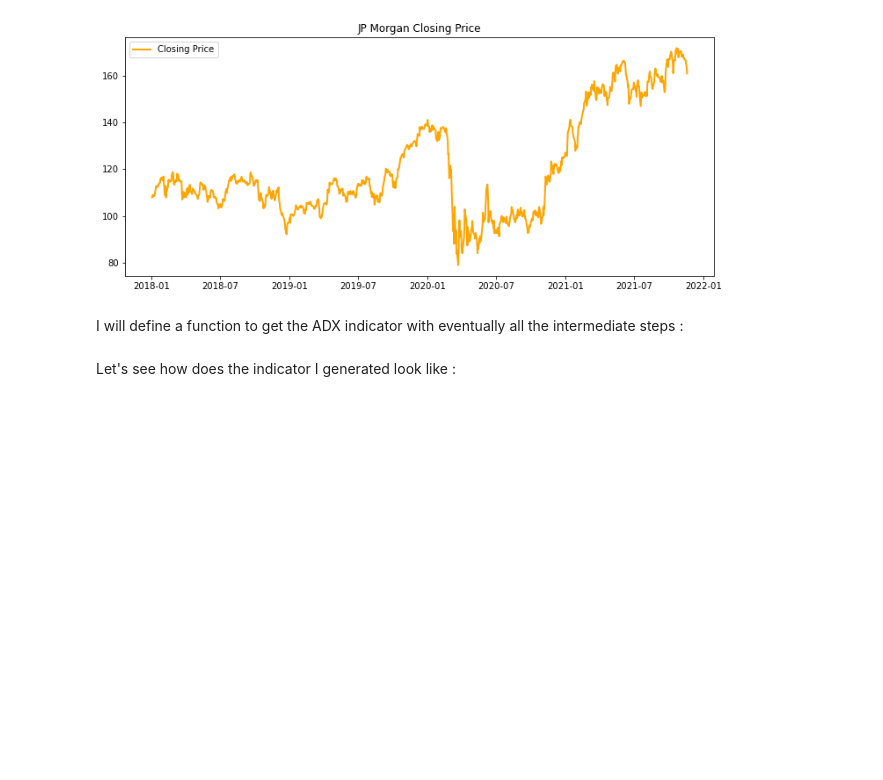
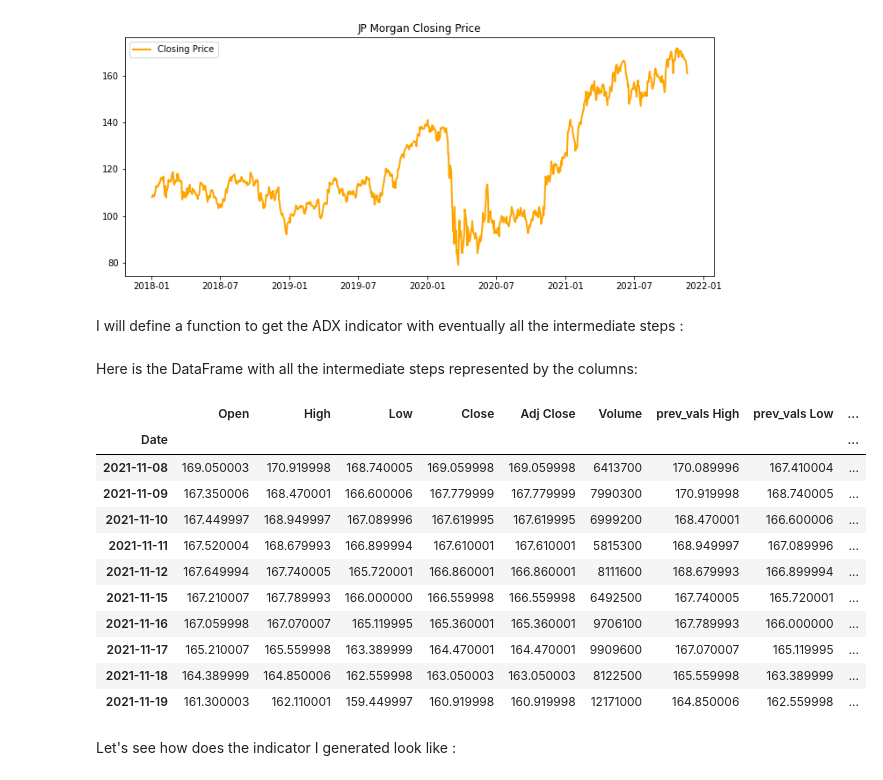
Before and after one commit to nassimasserda/Finance-Projects, a Jupyter notebook: ADX trading startegy JPM stocks.ipynb, the cells around one changed output. Saved outputs shown, nothing was run; the diff lists cells and outputs as text; code cells hidden in the pictures; blank space fills up the shorter version.

```diff
--- a/ADX trading startegy JPM stocks.ipynb
+++ b/ADX trading startegy JPM stocks.ipynb
@@ -63,6 +63,23 @@ def ADX(data, high, low, close, column):
     data["ADX"]=data["ADX"].ewm(alpha = 1/period).mean()
 # %%
 ADX(data=data, high="High", low="Low", close="Close", column=columns)
+# %% [markdown]
+Here is the DataFrame with all the intermediate steps represented by the columns:
+# %%
+data.tail(10)
+# %% [output]
+|  | Open | High | Low | Close | Adj Close | Volume | prev_vals High | prev_vals Low | ... |
+| Date |  |  |  |  |  |  |  |  | ... |
+| 2021-11-08 | 169.050003 | 170.919998 | 168.740005 | 169.059998 | 169.059998 | 6413700 | 170.089996 | 167.410004 | ... |
+| 2021-11-09 | 167.350006 | 168.470001 | 166.600006 | 167.779999 | 167.779999 | 7990300 | 170.919998 | 168.740005 | ... |
+| 2021-11-10 | 167.449997 | 168.949997 | 167.089996 | 167.619995 | 167.619995 | 6999200 | 168.470001 | 166.600006 | ... |
+| 2021-11-11 | 167.520004 | 168.679993 | 166.899994 | 167.610001 | 167.610001 | 5815300 | 168.949997 | 167.089996 | ... |
+| 2021-11-12 | 167.649994 | 167.740005 | 165.720001 | 166.860001 | 166.860001 | 8111600 | 168.679993 | 166.899994 | ... |
+| 2021-11-15 | 167.210007 | 167.789993 | 166.000000 | 166.559998 | 166.559998 | 6492500 | 167.740005 | 165.720001 | ... |
+| 2021-11-16 | 167.059998 | 167.070007 | 165.119995 | 165.360001 | 165.360001 | 9706100 | 167.789993 | 166.000000 | ... |
+| 2021-11-17 | 165.210007 | 165.559998 | 163.389999 | 164.470001 | 164.470001 | 9909600 | 167.070007 | 165.119995 | ... |
+| 2021-11-18 | 164.389999 | 164.850006 | 162.559998 | 163.050003 | 163.050003 | 8122500 | 165.559998 | 163.389999 | ... |
+| 2021-11-19 | 161.300003 | 162.110001 | 159.449997 | 160.919998 | 160.919998 | 12171000 | 164.850006 | 162.559998 | ... |
 # %% [markdown]
 Let's see how does the indicator I generated look like :
 # %%
```
